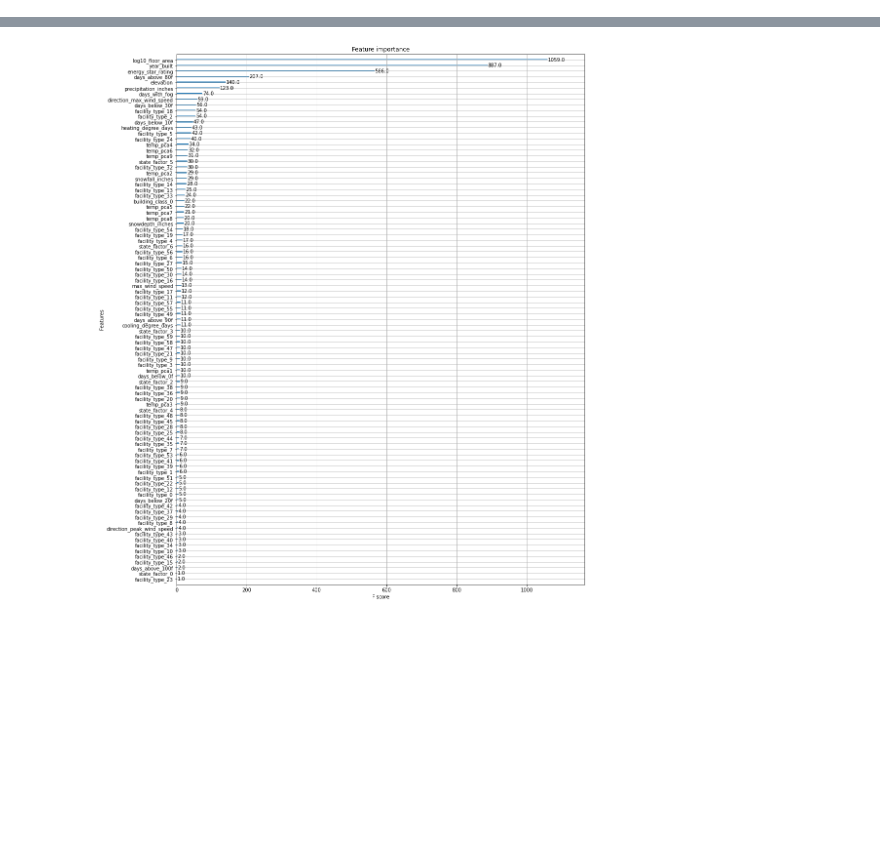
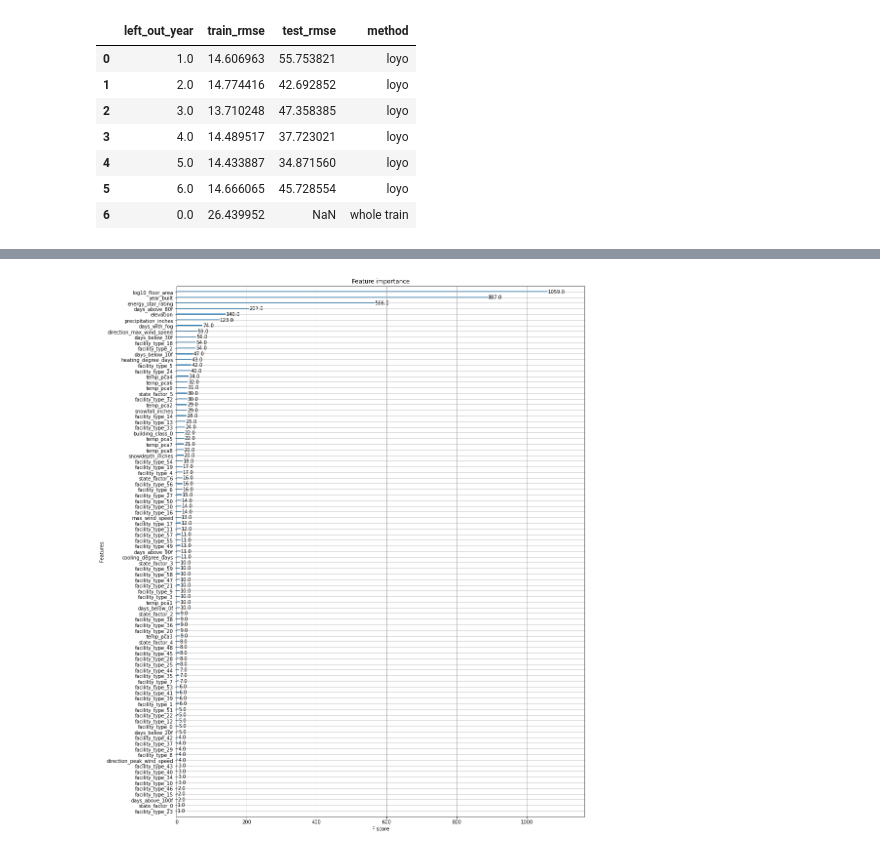
Before and after one commit to hannahpu/widsdatathon2022, a Jupyter notebook: notebook/model_run_hannah.ipynb, the cells around one changed output, grey strips where cells are left out. Saved outputs shown, nothing was run; the diff lists cells and outputs as text; code cells hidden in the pictures; blank space fills up the shorter version.

```diff
--- a/notebook/model_run_hannah.ipynb
+++ b/notebook/model_run_hannah.ipynb
@@ -250,3 +106,0 @@ Fitting PCA with 9 components
-# %%
-train_filter_df = train_filter_df#.drop(columns = ["energy_star_rating"])
-print(train_filter_df.shape)
@@ -373,0 +109,7 @@ XGBRegressor(base_score=0.5, booster='gbtree', colsample_bylevel=1,
+# %%
+train_w_parsed_facility_type_df = dpu.parse_facility_type(
+        input_df=train_df.copy(),
+        facility_type_colname="facility_type")
+test_w_parsed_facility_type_df = dpu.parse_facility_type(
+        input_df=test_df.copy(),
+        facility_type_colname="facility_type")
@@ -373,0 +372,6 @@ XGBRegressor(base_score=0.5, booster='gbtree', colsample_bylevel=1,
+# %%
+# model_configs_to_run = ["log_temp_pca_onehot_impute_catboost_scale", "log_temp_pca_onehot_impute_parse_catboost"]
+# model_configs_to_run = ["log_temp_pca_onehot_impute_v1_parse_catboost", "log_temp_below_pca_onehot_impute_catboost"]
+# model_configs_to_run =["log_temp1_pca_onehot_impute_parse_catboost"]
+# model_configs_to_run =["log_temp_pca_onehot_impute_parse_xgb"]
+model_configs_to_run =["log_temp_pca_onehot_impute_parse_upsample_catboost"]
@@ -373,0 +528,74 @@ XGBRegressor(base_score=0.5, booster='gbtree', colsample_bylevel=1,
+# %%
+## predict on test data
+if len(resample_param_dict) > 0:
+    train_for_resample_df = train_filter_df
+    resample_by_col = resample_param_dict["resample_by_col"]
+    resample_type = resample_param_dict["resample_type"]
+    if resample_param_dict["up_or_downsample"] == "upsample":
+        train_filter_x_df = mu.upsampling_by_column(
+            train_for_resample_df, resample_by_col, resample_type=resample_type
+        )
+    elif resample_param_dict["up_or_downsample"] == "downsample":
+        train_filter_x_df = mu.downsampling_by_column(
+            train_for_resample_df, resample_by_col, resample_type=resample_type
+        )
+
+train_filter_x_df, train_filter_y_df = mu.split_model_feature_response(
+    train_filter_df, features_columns
+)
+test_filter_x_df = mu.split_model_feature_response(
+    test_filter_df, features_columns, if_with_response=False
+)
+processed_train_x_df, processed_test_x_df = mu.process_train_test_data(
+    train_filter_x_df, test_filter_x_df, if_scale, if_one_hot, full_data_df = train_filter_x_df
+)
+run_model_dict = {"xgboost": mu.run_sklearn_model, "catboost": mu.run_catboost_model}
+train_predict, test_predict, fitted_model = run_model_dict[model_name](
+        model, processed_train_x_df, train_filter_y_df, processed_test_x_df
+    )
+training_rmse = mu.calculate_rmse(train_filter_y_df, train_predict)
+print(f"Whole data train RMSE: {training_rmse}")
+
+## output save result
+model_rmse.loc[model_rmse.shape[0], :] = [0, training_rmse, np.nan]
+model_rmse["method"] = model_rmse["left_out_year"].apply(
+    lambda x: "loyo" if x > 0 else "whole train"
+)
+display(model_rmse)
+model_rmse.to_csv(
+    f"{wids_path}/validation_result/hannah/{config_name}.csv", index=False
+)
+
+test_prediction_result = test_df[["id"]]
+test_prediction_result["site_eui"] = test_predict
+test_prediction_result.to_csv(
+    f"{wids_path}/prediction_result/hannah/{config_name}.csv", index=False
+)
+if model_name == "catboost":
+    viz.plot_catboost_feature_importance(model)
+    plt.savefig(
+        f"{wids_path}/validation_result/hannah/{config_name}_feature_importance.png"
+    )
+    plt.close()
+elif model_name == "xgboost":
+    fig, ax = plt.subplots(figsize=(15, 20))
+    xgb.plot_importance(fitted_model, ax=ax)
+    plt.savefig(
+        f"{wids_path}/validation_result/hannah/{config_name}_feature_importance.png"
+    )
+    plt.close()
+
+
+rmse_df = du.get_rmse_by_group(
+    train_filter_x_df.rename(
+        columns={"backfilled_energy_star_rating": "energy_star_rating", "backfilled_energy_star_rating_v1": "energy_star_rating", "facility_type_parsed": "facility_type"}
+    ),
+    train_filter_y_df,
+    train_predict,
+)
+viz.plot_rmse_by_group(rmse_df)
+plt.savefig(
+    f"{wids_path}/validation_result/hannah/{config_name}_rmse_by_group.png"
+)
+plt.close()
+# %% [output]
@@ -373,0 +603,8 @@ XGBRegressor(base_score=0.5, booster='gbtree', colsample_bylevel=1,
+|  | left_out_year | train_rmse | test_rmse | method |
+| 0 | 1.0 | 14.606963 | 55.753821 | loyo |
+| 1 | 2.0 | 14.774416 | 42.692852 | loyo |
+| 2 | 3.0 | 13.710248 | 47.358385 | loyo |
+| 3 | 4.0 | 14.489517 | 37.723021 | loyo |
+| 4 | 5.0 | 14.433887 | 34.871560 | loyo |
+| 5 | 6.0 | 14.666065 | 45.728554 | loyo |
+| 6 | 0.0 | 26.439952 | NaN | whole train |
```
Also changed, not shown: parts of 46 cells of this notebook, 1 other file.
